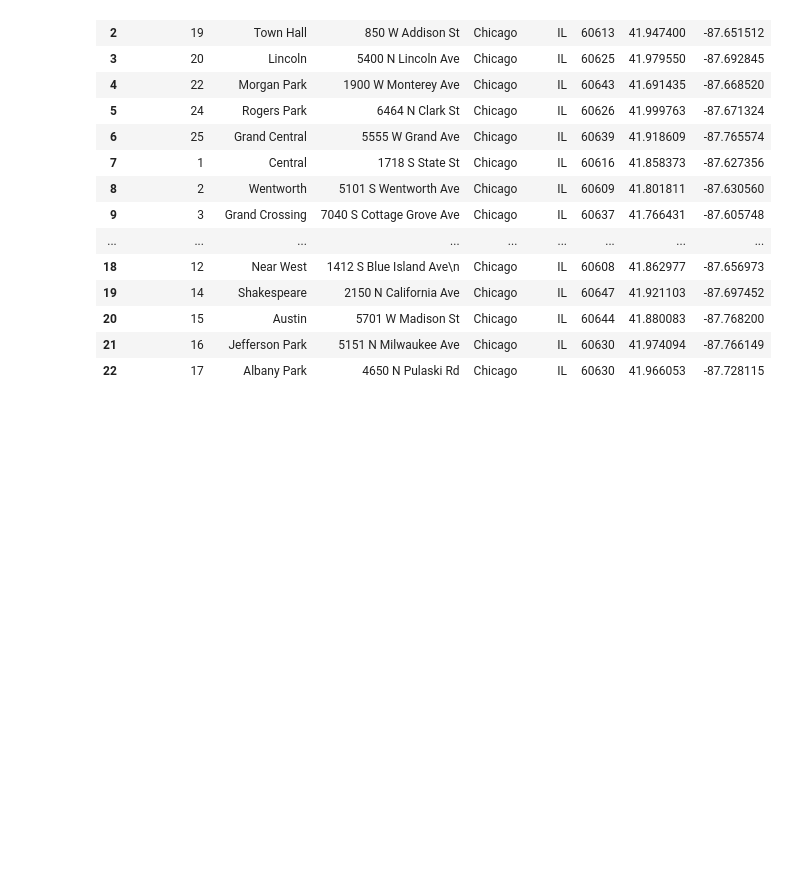
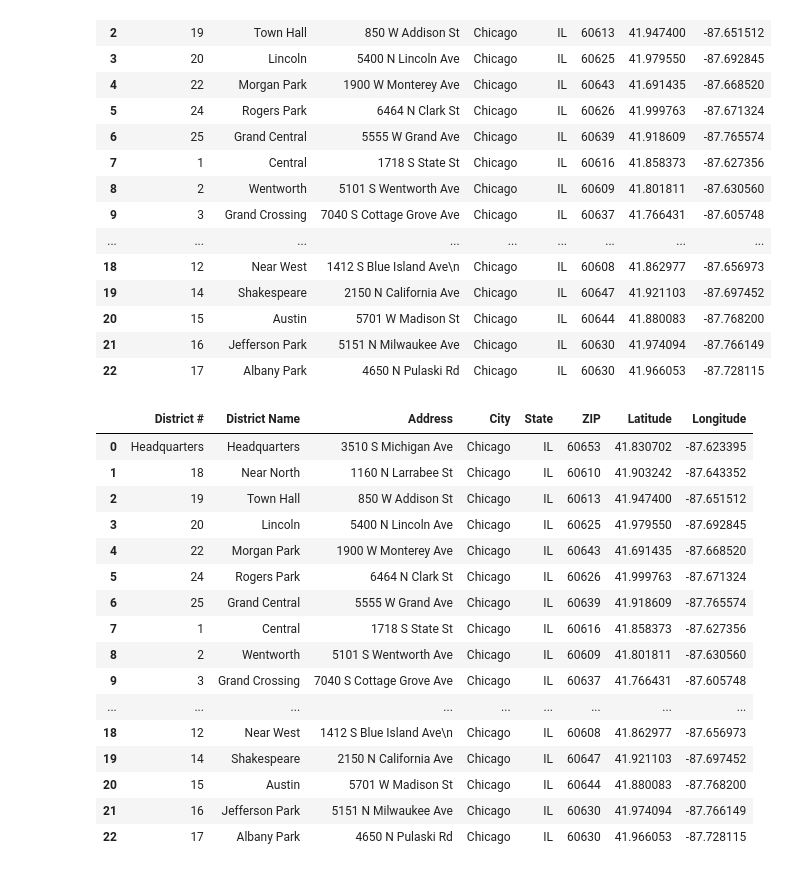
Before and after one commit to mcanad4/butler-groupC-project1, a Jupyter notebook: Chicago_Crime.ipynb, the cells around one changed output. Cells and saved outputs as stored; diff of their text form; code cells hidden in the pictures; blank space fills up the shorter version.

```diff
--- a/Chicago_Crime.ipynb
+++ b/Chicago_Crime.ipynb
@@ -124,3 +145,25 @@ clean_police_stations
 | 20 | 15 | Austin | 5701 W Madison St | Chicago | IL | 60644 | 41.880083 | -87.768200 |
 | 21 | 16 | Jefferson Park | 5151 N Milwaukee Ave | Chicago | IL | 60630 | 41.974094 | -87.766149 |
 | 22 | 17 | Albany Park | 4650 N Pulaski Rd | Chicago | IL | 60630 | 41.966053 | -87.728115 |
+# %%
+clean_police_stations = clean_police_stations.rename(columns={'DISTRICT':'District #','DISTRICT NAME':'District Name','ADDRESS':'Address','CITY':'City','STATE':'State','LATITUDE':'Latitude','LONGITUDE':'Longitude'})
+
+clean_police_stations
+# %% [output]
+|  | District # | District Name | Address | City | State | ZIP | Latitude | Longitude |
+| 0 | Headquarters | Headquarters | 3510 S Michigan Ave | Chicago | IL | 60653 | 41.830702 | -87.623395 |
+| 1 | 18 | Near North | 1160 N Larrabee St | Chicago | IL | 60610 | 41.903242 | -87.643352 |
+| 2 | 19 | Town Hall | 850 W Addison St | Chicago | IL | 60613 | 41.947400 | -87.651512 |
+| 3 | 20 | Lincoln | 5400 N Lincoln Ave | Chicago | IL | 60625 | 41.979550 | -87.692845 |
+| 4 | 22 | Morgan Park | 1900 W Monterey Ave | Chicago | IL | 60643 | 41.691435 | -87.668520 |
+| 5 | 24 | Rogers Park | 6464 N Clark St | Chicago | IL | 60626 | 41.999763 | -87.671324 |
+| 6 | 25 | Grand Central | 5555 W Grand Ave | Chicago | IL | 60639 | 41.918609 | -87.765574 |
+| 7 | 1 | Central | 1718 S State St | Chicago | IL | 60616 | 41.858373 | -87.627356 |
+| 8 | 2 | Wentworth | 5101 S Wentworth Ave | Chicago | IL | 60609 | 41.801811 | -87.630560 |
+| 9 | 3 | Grand Crossing | 7040 S Cottage Grove Ave | Chicago | IL | 60637 | 41.766431 | -87.605748 |
+| ... | ... | ... | ... | ... | ... | ... | ... | ... |
+| 18 | 12 | Near West | 1412 S Blue Island Ave\n | Chicago | IL | 60608 | 41.862977 | -87.656973 |
+| 19 | 14 | Shakespeare | 2150 N California Ave | Chicago | IL | 60647 | 41.921103 | -87.697452 |
+| 20 | 15 | Austin | 5701 W Madison St | Chicago | IL | 60644 | 41.880083 | -87.768200 |
+| 21 | 16 | Jefferson Park | 5151 N Milwaukee Ave | Chicago | IL | 60630 | 41.974094 | -87.766149 |
+| 22 | 17 | Albany Park | 4650 N Pulaski Rd | Chicago | IL | 60630 | 41.966053 | -87.728115 |
```
Also changed, not shown: parts of 12 cells of this notebook, 2 other files.
